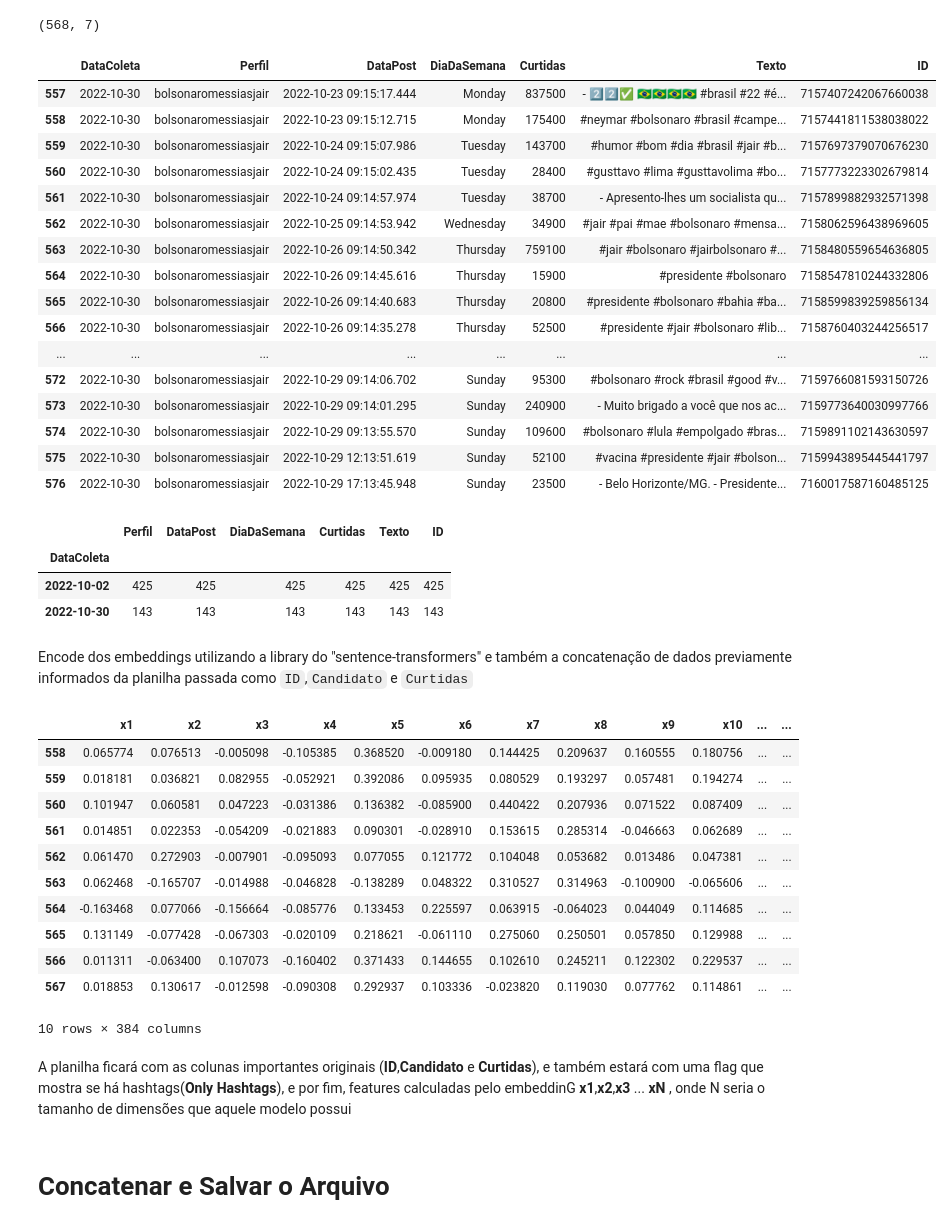
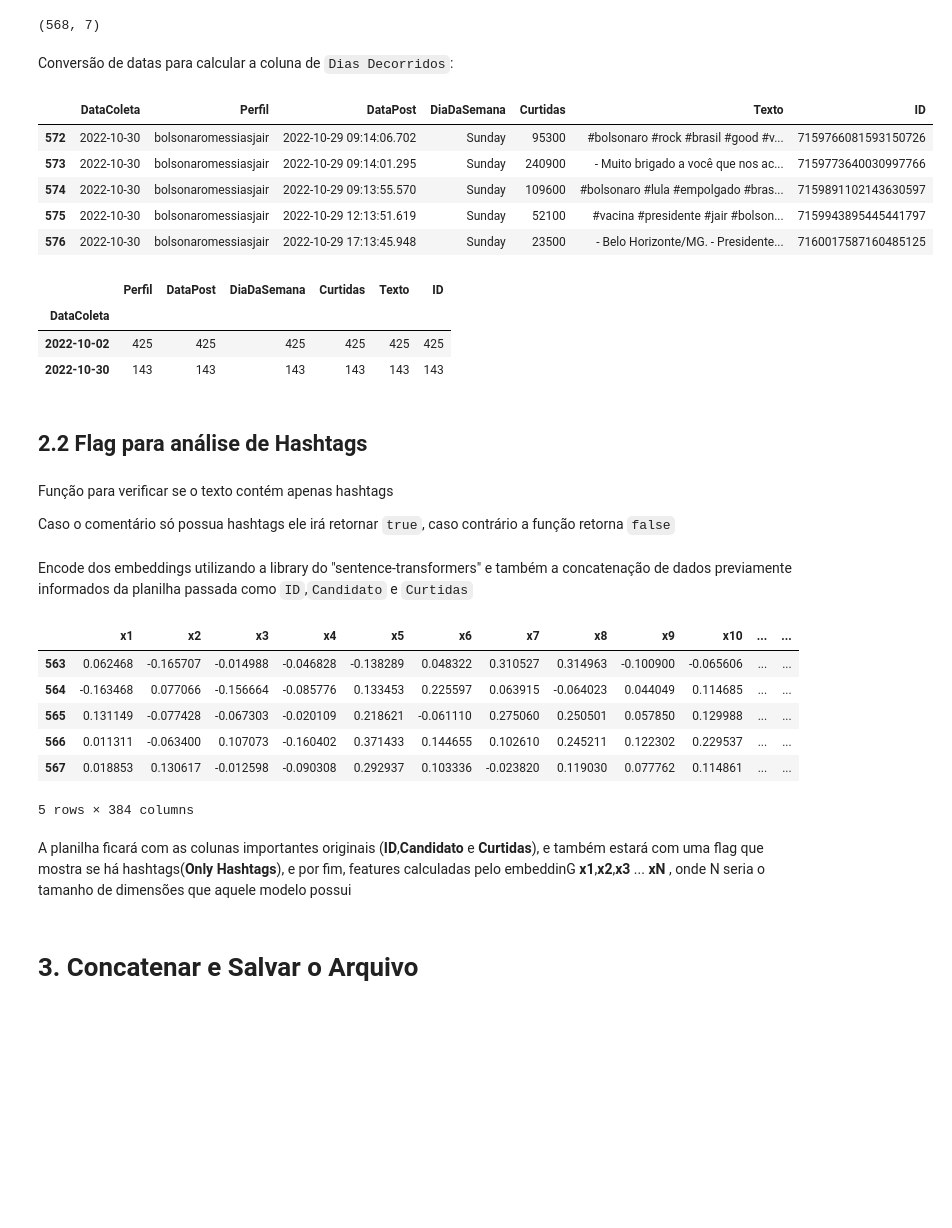
Before and after one commit to pablo-sampaio/embedding-to-likes, a Jupyter notebook: 1.1-Preprocessamento_A(Somente tiktok).ipynb, the cells around one changed output. Drawn from its saved outputs; the diff is of its cells as text; code cells hidden in the pictures; blank space fills up the shorter version.

Commit message:
remodelagem para melhor visualização do código

```diff
--- a/1.1-Preprocessamento_A(Somente tiktok).ipynb
+++ b/1.1-Preprocessamento_A(Somente tiktok).ipynb
@@ -115,23 +121,14 @@ rf_total.dropna(inplace=True)
 rf_total.shape
 # %% [output]
 (568, 7)
+# %% [markdown]
+Conversão de datas para calcular a coluna de `Dias Decorridos`:
 # %%
 # converte para datetime
 adjust_dates(rf_total)
-rf_total.tail(20)
+rf_total.tail(5)
 # %% [output]
 |  | DataColeta | Perfil | DataPost | DiaDaSemana | Curtidas | Texto | ID |
-| 557 | 2022-10-30 | bolsonaromessiasjair | 2022-10-23 09:15:17.444 | Monday | 837500 | - 2️⃣2️⃣✅ 🇧🇷🇧🇷🇧🇷🇧🇷 #brasil #22 #é... | 7157407242067660038 |
-| 558 | 2022-10-30 | bolsonaromessiasjair | 2022-10-23 09:15:12.715 | Monday | 175400 | #neymar #bolsonaro #brasil #campe... | 7157441811538038022 |
-| 559 | 2022-10-30 | bolsonaromessiasjair | 2022-10-24 09:15:07.986 | Tuesday | 143700 | #humor #bom #dia #brasil #jair #b... | 7157697379070676230 |
-| 560 | 2022-10-30 | bolsonaromessiasjair | 2022-10-24 09:15:02.435 | Tuesday | 28400 | #gusttavo #lima #gusttavolima #bo... | 7157773223302679814 |
-| 561 | 2022-10-30 | bolsonaromessiasjair | 2022-10-24 09:14:57.974 | Tuesday | 38700 | - Apresento-lhes um socialista qu... | 7157899882932571398 |
-| 562 | 2022-10-30 | bolsonaromessiasjair | 2022-10-25 09:14:53.942 | Wednesday | 34900 | #jair #pai #mae #bolsonaro #mensa... | 7158062596438969605 |
-| 563 | 2022-10-30 | bolsonaromessiasjair | 2022-10-26 09:14:50.342 | Thursday | 759100 | #jair #bolsonaro #jairbolsonaro #... | 7158480559654636805 |
-| 564 | 2022-10-30 | bolsonaromessiasjair | 2022-10-26 09:14:45.616 | Thursday | 15900 | #presidente #bolsonaro | 7158547810244332806 |
-| 565 | 2022-10-30 | bolsonaromessiasjair | 2022-10-26 09:14:40.683 | Thursday | 20800 | #presidente #bolsonaro #bahia #ba... | 7158599839259856134 |
-| 566 | 2022-10-30 | bolsonaromessiasjair | 2022-10-26 09:14:35.278 | Thursday | 52500 | #presidente #jair #bolsonaro #lib... | 7158760403244256517 |
-| ... | ... | ... | ... | ... | ... | ... | ... |
 | 572 | 2022-10-30 | bolsonaromessiasjair | 2022-10-29 09:14:06.702 | Sunday | 95300 | #bolsonaro #rock #brasil #good #v... | 7159766081593150726 |
 | 573 | 2022-10-30 | bolsonaromessiasjair | 2022-10-29 09:14:01.295 | Sunday | 240900 | - Muito brigado a você que nos ac... | 7159773640030997766 |
 | 574 | 2022-10-30 | bolsonaromessiasjair | 2022-10-29 09:13:55.570 | Sunday | 109600 | #bolsonaro #lula #empolgado #bras... | 7159891102143630597 |
@@ -149,6 +146,12 @@ rf_total['DiasDecorridos'] = (rf_total['DataColeta'] - rf_total['DataPost']).dt.
 rf_total
 
 rf_total['Candidato'] = rf_total['Perfil'].apply(lambda x: 'Lula' if x == 'lulaoficial' else 'Bolsonaro')
+# %% [markdown]
+## 2.2 Flag para análise de Hashtags
+# %% [markdown]
+Função para verificar se o texto contém apenas hashtags
+
+Caso o comentário só possua hashtags ele irá retornar  `true`, caso contrário a função retorna `false`
 # %%
 import re
 
@@ -170,24 +173,19 @@ embeddings = model.encode(sentences)
 df_embeddings = pd.DataFrame(embeddings)
 df_embeddings.columns = [f'x{i+1}' for i in range(df_embeddings.shape[1])]
 # %%
-df_embeddings.tail(10)
+df_embeddings.tail(5)
 # %% [output]
 |  | x1 | x2 | x3 | x4 | x5 | x6 | x7 | x8 | x9 | x10 | ... | ... |
-| 558 | 0.065774 | 0.076513 | -0.005098 | -0.105385 | 0.368520 | -0.009180 | 0.144425 | 0.209637 | 0.160555 | 0.180756 | ... | ... |
-| 559 | 0.018181 | 0.036821 | 0.082955 | -0.052921 | 0.392086 | 0.095935 | 0.080529 | 0.193297 | 0.057481 | 0.194274 | ... | ... |
-| 560 | 0.101947 | 0.060581 | 0.047223 | -0.031386 | 0.136382 | -0.085900 | 0.440422 | 0.207936 | 0.071522 | 0.087409 | ... | ... |
-| 561 | 0.014851 | 0.022353 | -0.054209 | -0.021883 | 0.090301 | -0.028910 | 0.153615 | 0.285314 | -0.046663 | 0.062689 | ... | ... |
-| 562 | 0.061470 | 0.272903 | -0.007901 | -0.095093 | 0.077055 | 0.121772 | 0.104048 | 0.053682 | 0.013486 | 0.047381 | ... | ... |
 | 563 | 0.062468 | -0.165707 | -0.014988 | -0.046828 | -0.138289 | 0.048322 | 0.310527 | 0.314963 | -0.100900 | -0.065606 | ... | ... |
 | 564 | -0.163468 | 0.077066 | -0.156664 | -0.085776 | 0.133453 | 0.225597 | 0.063915 | -0.064023 | 0.044049 | 0.114685 | ... | ... |
 | 565 | 0.131149 | -0.077428 | -0.067303 | -0.020109 | 0.218621 | -0.061110 | 0.275060 | 0.250501 | 0.057850 | 0.129988 | ... | ... |
 | 566 | 0.011311 | -0.063400 | 0.107073 | -0.160402 | 0.371433 | 0.144655 | 0.102610 | 0.245211 | 0.122302 | 0.229537 | ... | ... |
 | 567 | 0.018853 | 0.130617 | -0.012598 | -0.090308 | 0.292937 | 0.103336 | -0.023820 | 0.119030 | 0.077762 | 0.114861 | ... | ... |
-10 rows × 384 columns
+5 rows × 384 columns
 # %% [markdown]
 A planilha ficará com as colunas importantes originais (__ID__,__Candidato__ e __Curtidas__), e também estará com uma flag que mostra se há hashtags(__Only Hashtags__), e por fim, features calculadas pelo embeddinG   __x1__,__x2__,__x3__ ... __xN__ , onde N seria o tamanho de dimensões que aquele modelo possui
 # %% [markdown]
-# Concatenar e Salvar o Arquivo
+# 3. Concatenar e Salvar o Arquivo
 # %%
 df_final = pd.DataFrame({
     column_id: ids,
```
Also changed, not shown: parts of 11 cells of this notebook, 1 other file.
